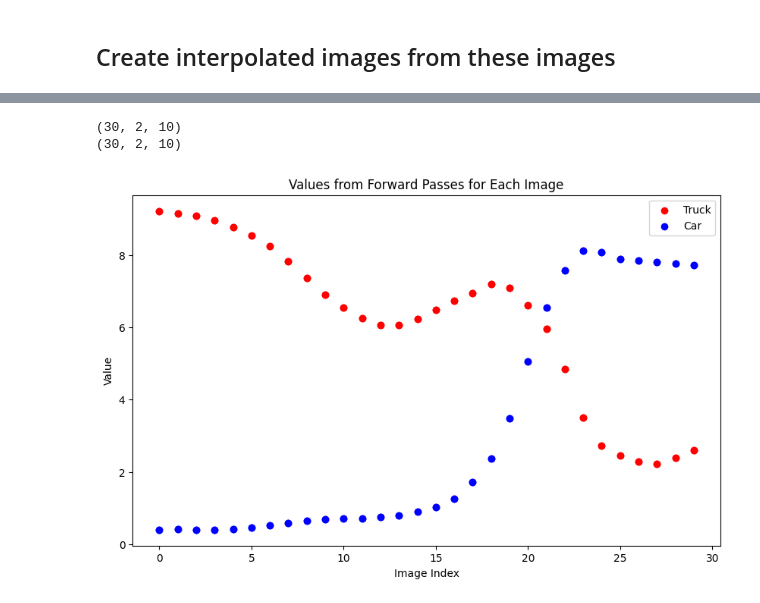
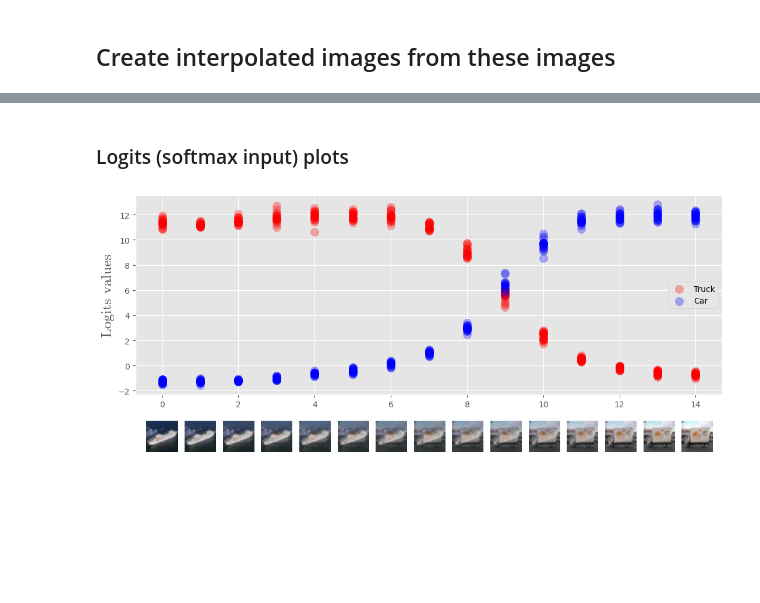
Before and after one commit to jonathansim/Rank-1-Bayesian-Neural-Networks, a Jupyter notebook: uncertainty_experiment.ipynb, the cells around one changed output, grey strips where cells are left out. Saved outputs shown, nothing was run; the diff lists cells and outputs as text; code cells hidden in the pictures; blank space fills up the shorter version.

Commit message:
Various changes, including to uncertainty exp and relocation of files

```diff
--- a/uncertainty_experiment.ipynb
+++ b/uncertainty_experiment.ipynb
@@ -111,3 +244,36 @@ Predicted: truck
+# %% [markdown]
+### Logits (softmax input) plots
+# %%
+plt.style.use('ggplot')
+fig, ax = plt.subplots(figsize=(13, 4.5))
+
+for i in range(num_forward_passes):
+    ax.scatter(range(num_images), truck_softmax_input[:, i], marker='o', c='r', label='Truck' if i == 0 else None, alpha=0.3, s=100)
+    ax.scatter(range(num_images), car_softmax_input[:, i], marker='o', c='b', label='Car' if i == 0 else None, alpha=0.3, s=100)
+
+# Label the axes
+# ax.set_xlabel('Image Index')
+ax.set_ylabel('Logits values', fontname='cmr10', fontsize=18, rotation=90)
+# ax.set_title('Values from Forward Passes for Each Image')
+ax.legend()
+
+# Add a legend
+plt.legend()
+
+# Add images below the x-axis
+for i in range(num_images):
+    # Create an inset axis for each image
+    inset_ax = fig.add_axes([0.1 + i * 0.0505, -0.1, 0.12, 0.12])  # Adjust the position and size
+    inset_ax.imshow(images[i])
+    inset_ax.axis('off')  # Turn off axis for images
+
+# Adjust the main plot to make space for the images
+plt.subplots_adjust(bottom=0.12)
+
+# Show the plot
+plt.show()
+# %% [output]
+[figure, added]
 # %%
 def collect_predictions(model, images, num_passes=1):
     model.eval()
@@ -135,48 +303,3 @@ def collect_predictions(model, images, num_passes=1):
         all_softmax_outputs.append(np.array(softmax_outputs))
 
     return np.array(all_softmax_inputs), np.array(all_softmax_outputs)
-# %%
-num_forward_passes = 2
-softmax_inputs, softmax_outputs = collect_predictions(model, interpolated_images, num_passes=num_forward_passes)
-
-
-print(softmax_inputs.shape)
-print(softmax_outputs.shape)
-
-
-# print("This should be a truck")
-# print(softmax_outputs[0])
-# print("\n")
-
-# print(f"The model should be uncertain here")
-# print(softmax_outputs[16])
-# print("\n")
-
-# print("This should be a car")
-# print(softmax_outputs[29])
-
-
-truck_softmax_input = softmax_inputs[:, :, truck_label]
-car_softmax_input = softmax_inputs[:, :, car_label]
-# %% [output]
-(30, 2, 10)
-(30, 2, 10)
-# %%
-plt.figure(figsize=(10, 6))
-
-for i in range(num_forward_passes):
-    plt.scatter(range(num_images), truck_softmax_input[:, i], marker='o', c='r', label='Truck' if i == 0 else None)
-    plt.scatter(range(num_images), car_softmax_input[:, i], marker='o', c='b', label='Car' if i == 0 else None)
-
-# Label the axes
-plt.xlabel('Image Index')
-plt.ylabel('Value')
-plt.title('Values from Forward Passes for Each Image')
-
-# Add a legend
-plt.legend()
-
-# Show the plot
-plt.show()
-# %% [output]
-[figure, removed]
```
Also changed, not shown: parts of 23 cells of this notebook, 7 other files.
